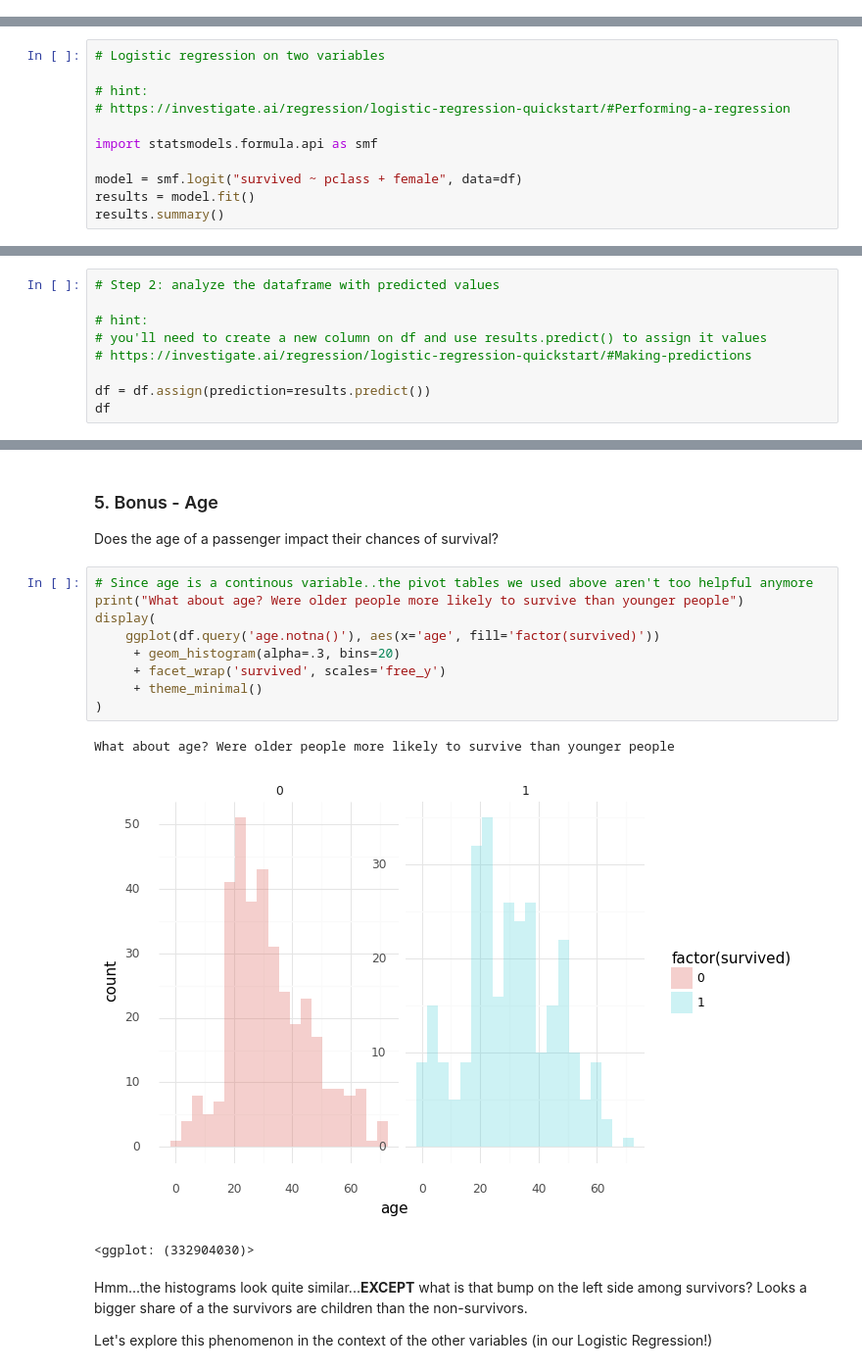
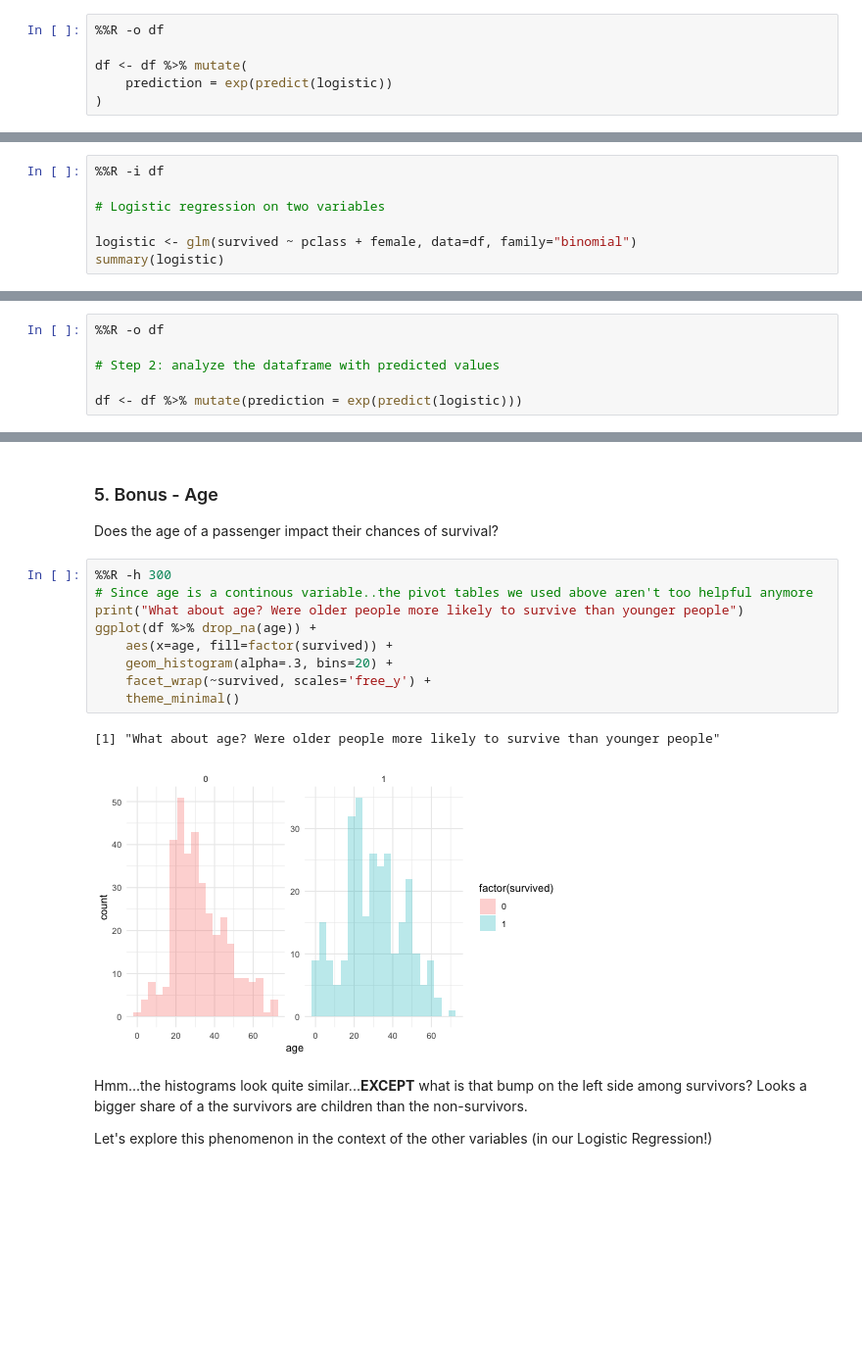
Before and after one commit to yiren54610/logistic-regression, a Jupyter notebook: logistic-regression-titanic-dhrumil.ipynb, the cells around one changed output, grey strips where cells are left out. Shown at 98% size. Saved outputs shown, nothing was run; the diff lists cells and outputs as text; blank space fills up the shorter version.

```diff
--- a/logistic-regression-titanic-dhrumil.ipynb
+++ b/logistic-regression-titanic-dhrumil.ipynb
@@ -143,0 +215,6 @@ df.head()
+# %%
+%%R -o df
+
+df <- df %>% mutate(
+    prediction = exp(predict(logistic))
+)
@@ -233,14 +335,10 @@ DRY stands for "Don't Repeat Yourself". This is a good principle of writing clea
 
 We know from the earlier assignment that class also affects survival, so let's add that to our model. Compute a logistic regression on the variables `pclass` and `female`.
 # %%
+%%R -i df
+
 # Logistic regression on two variables
 
-# hint:
-# https://investigate.ai/regression/logistic-regression-quickstart/#Performing-a-regression
-
-import statsmodels.formula.api as smf
-
-model = smf.logit("survived ~ pclass + female", data=df)
-results = model.fit()
-results.summary()
+logistic <- glm(survived ~ pclass + female, data=df, family="binomial")
+summary(logistic)
 # %% [output]
@@ -262,11 +369,2 @@ Logit Regression Results
 # %% [markdown]
 Both variables have a significant p-value, the pseudo R-squared is better...meaning we have a better representation of the odds of survival with this model! Looks like considering both age and class of a person together give us a better representation of whether or not they will survive.
-# %%
-# Step 2: analyze the dataframe with predicted values
-
-# hint:
-# you'll need to create a new column on df and use results.predict() to assign it values
-# https://investigate.ai/regression/logistic-regression-quickstart/#Making-predictions
-
-df = df.assign(prediction=results.predict())
-df
@@ -286,0 +371,6 @@ df
+# %%
+%%R -o df
+
+# Step 2: analyze the dataframe with predicted values
+
+df <- df %>% mutate(prediction = exp(predict(logistic)))
@@ -332,18 +436,17 @@ But are ticket class and gender the only things that determine your chance of su
 
 Does the age of a passenger impact their chances of survival?
 # %%
+%%R -h 300
 # Since age is a continous variable..the pivot tables we used above aren't too helpful anymore
 print("What about age? Were older people more likely to survive than younger people")
-display(
-    ggplot(df.query('age.notna()'), aes(x='age', fill='factor(survived)'))
-     + geom_histogram(alpha=.3, bins=20)
-     + facet_wrap('survived', scales='free_y')
-     + theme_minimal()
-)
+ggplot(df %>% drop_na(age)) +
+    aes(x=age, fill=factor(survived)) +
+    geom_histogram(alpha=.3, bins=20) +
+    facet_wrap(~survived, scales='free_y') +
+    theme_minimal()
 # %% [output]
-What about age? Were older people more likely to survive than younger people
+[1] "What about age? Were older people more likely to survive than younger people"
-[figure, old version]
+[figure, new version]
-<ggplot: (332904030)>
 # %% [markdown]
 Hmm...the histograms look quite similar...**EXCEPT** what is that bump on the left side among survivors? Looks a bigger share of a the survivors are children than the non-survivors.
 
```
Also changed, not shown: parts of 43 cells of this notebook.
